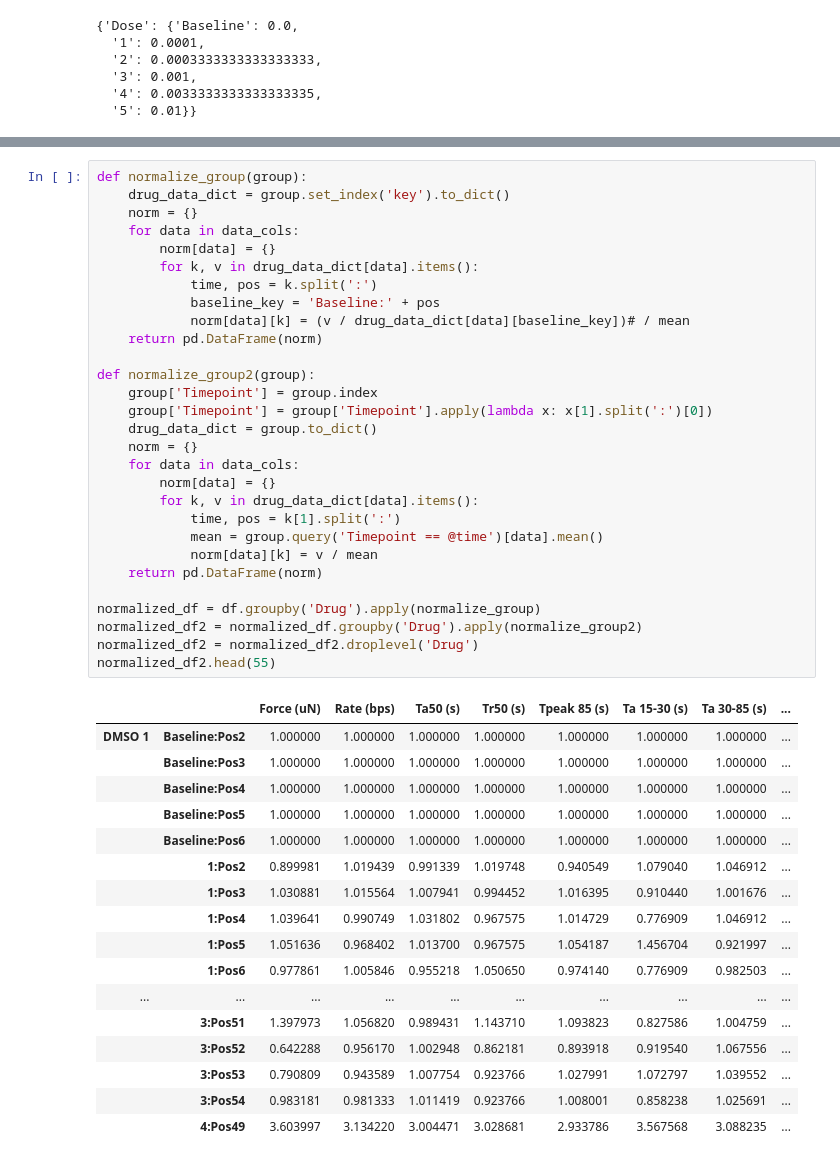
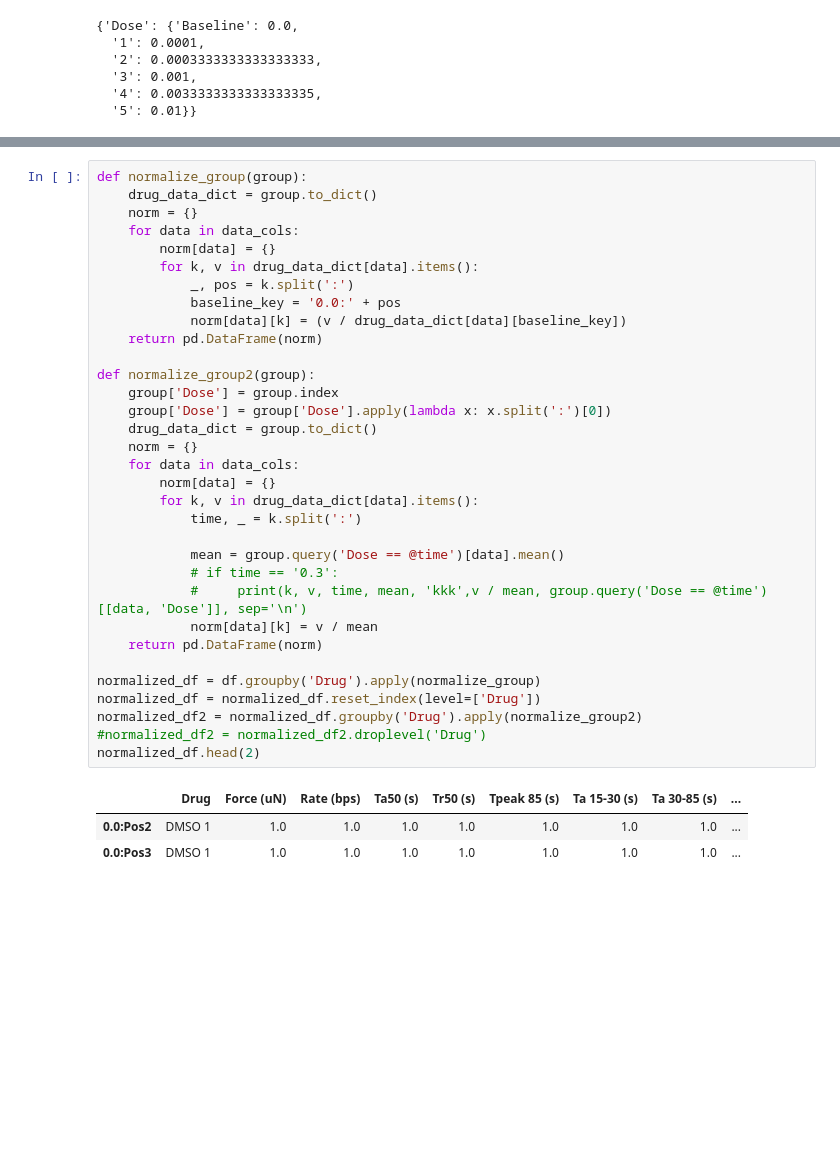
Before and after one commit to shimbalama/omics_dashboard, a Jupyter notebook: Untitled-1.ipynb, the cells around one changed output, grey strips where cells are left out. Saved outputs shown, nothing was run; the diff lists cells and outputs as text; blank space fills up the shorter version.

```diff
--- a/Untitled-1.ipynb
+++ b/Untitled-1.ipynb
@@ -189,47 +204,37 @@ for drug, drug_data in df.groupby('Drug'):
 # %%
 def normalize_group(group):
-    drug_data_dict = group.set_index('key').to_dict()
-    norm = {}
-    for data in data_cols:
-        norm[data] = {}
-        for k, v in drug_data_dict[data].items():
-            time, pos = k.split(':')
-            baseline_key = 'Baseline:' + pos
-            norm[data][k] = (v / drug_data_dict[data][baseline_key])# / mean
-    return pd.DataFrame(norm)
-
-def normalize_group2(group):
-    group['Timepoint'] = group.index
-    group['Timepoint'] = group['Timepoint'].apply(lambda x: x[1].split(':')[0])
     drug_data_dict = group.to_dict()
     norm = {}
     for data in data_cols:
         norm[data] = {}
         for k, v in drug_data_dict[data].items():
-            time, pos = k[1].split(':')
-            mean = group.query('Timepoint == @time')[data].mean()
+            _, pos = k.split(':')
+            baseline_key = '0.0:' + pos
+            norm[data][k] = (v / drug_data_dict[data][baseline_key])
+    return pd.DataFrame(norm)
+
+def normalize_group2(group):
+    group['Dose'] = group.index
+    group['Dose'] = group['Dose'].apply(lambda x: x.split(':')[0])
+    drug_data_dict = group.to_dict()
+    norm = {}
+    for data in data_cols:
+        norm[data] = {}
+        for k, v in drug_data_dict[data].items():
+            time, _ = k.split(':')
+
+            mean = group.query('Dose == @time')[data].mean()
+            # if time == '0.3':
+            #     print(k, v, time, mean, 'kkk',v / mean, group.query('Dose == @time')[[data, 'Dose']], sep='\n')
             norm[data][k] = v / mean
     return pd.DataFrame(norm)
 
 normalized_df = df.groupby('Drug').apply(normalize_group)
+normalized_df = normalized_df.reset_index(level=['Drug'])
 normalized_df2 = normalized_df.groupby('Drug').apply(normalize_group2)
-normalized_df2 = normalized_df2.droplevel('Drug')
-normalized_df2.head(55)
+#normalized_df2 = normalized_df2.droplevel('Drug')
+normalized_df.head(2)
 # %% [output]
-|  |  | Force (uN) | Rate (bps) | Ta50 (s) | Tr50 (s) | Tpeak 85 (s) | Ta 15-30 (s) | Ta 30-85 (s) | ... |
-| DMSO 1 | Baseline:Pos2 | 1.000000 | 1.000000 | 1.000000 | 1.000000 | 1.000000 | 1.000000 | 1.000000 | ... |
-|  | Baseline:Pos3 | 1.000000 | 1.000000 | 1.000000 | 1.000000 | 1.000000 | 1.000000 | 1.000000 | ... |
-|  | Baseline:Pos4 | 1.000000 | 1.000000 | 1.000000 | 1.000000 | 1.000000 | 1.000000 | 1.000000 | ... |
-|  | Baseline:Pos5 | 1.000000 | 1.000000 | 1.000000 | 1.000000 | 1.000000 | 1.000000 | 1.000000 | ... |
-|  | Baseline:Pos6 | 1.000000 | 1.000000 | 1.000000 | 1.000000 | 1.000000 | 1.000000 | 1.000000 | ... |
-|  | 1:Pos2 | 0.899981 | 1.019439 | 0.991339 | 1.019748 | 0.940549 | 1.079040 | 1.046912 | ... |
-|  | 1:Pos3 | 1.030881 | 1.015564 | 1.007941 | 0.994452 | 1.016395 | 0.910440 | 1.001676 | ... |
-|  | 1:Pos4 | 1.039641 | 0.990749 | 1.031802 | 0.967575 | 1.014729 | 0.776909 | 1.046912 | ... |
-|  | 1:Pos5 | 1.051636 | 0.968402 | 1.013700 | 0.967575 | 1.054187 | 1.456704 | 0.921997 | ... |
-|  | 1:Pos6 | 0.977861 | 1.005846 | 0.955218 | 1.050650 | 0.974140 | 0.776909 | 0.982503 | ... |
-| ... | ... | ... | ... | ... | ... | ... | ... | ... | ... |
-|  | 3:Pos51 | 1.397973 | 1.056820 | 0.989431 | 1.143710 | 1.093823 | 0.827586 | 1.004759 | ... |
-|  | 3:Pos52 | 0.642288 | 0.956170 | 1.002948 | 0.862181 | 0.893918 | 0.919540 | 1.067556 | ... |
-|  | 3:Pos53 | 0.790809 | 0.943589 | 1.007754 | 0.923766 | 1.027991 | 1.072797 | 1.039552 | ... |
-|  | 3:Pos54 | 0.983181 | 0.981333 | 1.011419 | 0.923766 | 1.008001 | 0.858238 | 1.025691 | ... |
-|  | 4:Pos49 | 3.603997 | 3.134220 | 3.004471 | 3.028681 | 2.933786 | 3.567568 | 3.088235 | ... |
+|  | Drug | Force (uN) | Rate (bps) | Ta50 (s) | Tr50 (s) | Tpeak 85 (s) | Ta 15-30 (s) | Ta 30-85 (s) | ... |
+| 0.0:Pos2 | DMSO 1 | 1.0 | 1.0 | 1.0 | 1.0 | 1.0 | 1.0 | 1.0 | ... |
+| 0.0:Pos3 | DMSO 1 | 1.0 | 1.0 | 1.0 | 1.0 | 1.0 | 1.0 | 1.0 | ... |
```
Also changed, not shown: parts of 15 cells of this notebook.
